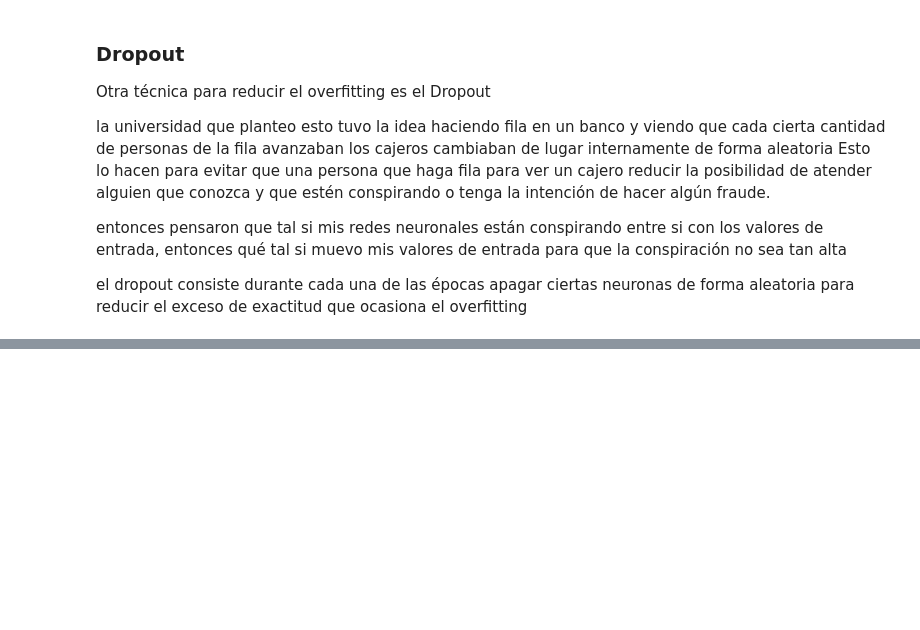
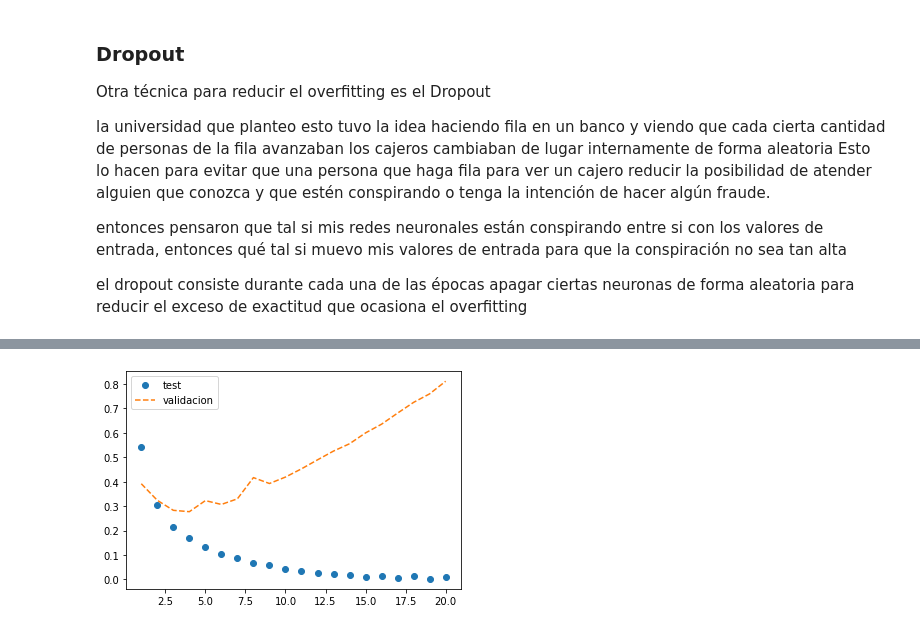
Before and after one commit to LuisReyes98/platzi-fundamentos-neural-network-keras, a Jupyter notebook: 5-clasificacion_binaria.ipynb, the cells around one changed output, grey strips where cells are left out. Cells and saved outputs as stored; diff of their text form; code cells hidden in the pictures; blank space fills up the shorter version.

```diff
--- a/5-clasificacion_binaria.ipynb
+++ b/5-clasificacion_binaria.ipynb
@@ -242,0 +190,18 @@ el dropout consiste durante cada una de las épocas apagar ciertas neuronas de f
+# %%
+model = models.Sequential()
+model.add(layers.Dense(16, activation='relu', input_shape=(10000,)))
+model.add(layers.Dense(16, activation='relu'))
+model.add(layers.Dense(16, activation='relu'))
+# para reducir a la probabilidad de 0 o 1 se usa sigmoid
+model.add(layers.Dense(1, activation='sigmoid'))
+# %%
+# el rmsprop es una version optimizada del descenso del gradiente y es el optimizador por defecto
+model.compile(optimizer='rmsprop',
+              loss='binary_crossentropy',
+              metrics='accuracy')
+# %%
+# entrenar el modelo
+history = model.fit(partial_x_train, partial_y_train,
+                    epochs=20,
+                    batch_size=512,
+                    validation_data=(x_val, y_val))
@@ -242,0 +264,15 @@ el dropout consiste durante cada una de las épocas apagar ciertas neuronas de f
+# %%
+def showHistoryError(history):
+  history_dict = history.history
+  loss_vals = history_dict['loss']
+  val_loss_vals = history_dict['val_loss']
+
+  epochs = range(1, len(loss_vals) + 1)
+  plt.plot(epochs, loss_vals, 'o', label='test')
+  plt.plot(epochs, val_loss_vals, '--', label='validacion')
+  plt.legend()
+  plt.show()
+# %%
+showHistoryError(history)
+# %% [output]
+[figure, added]
```
Also changed, not shown: parts of 39 cells of this notebook, 3 other files.
